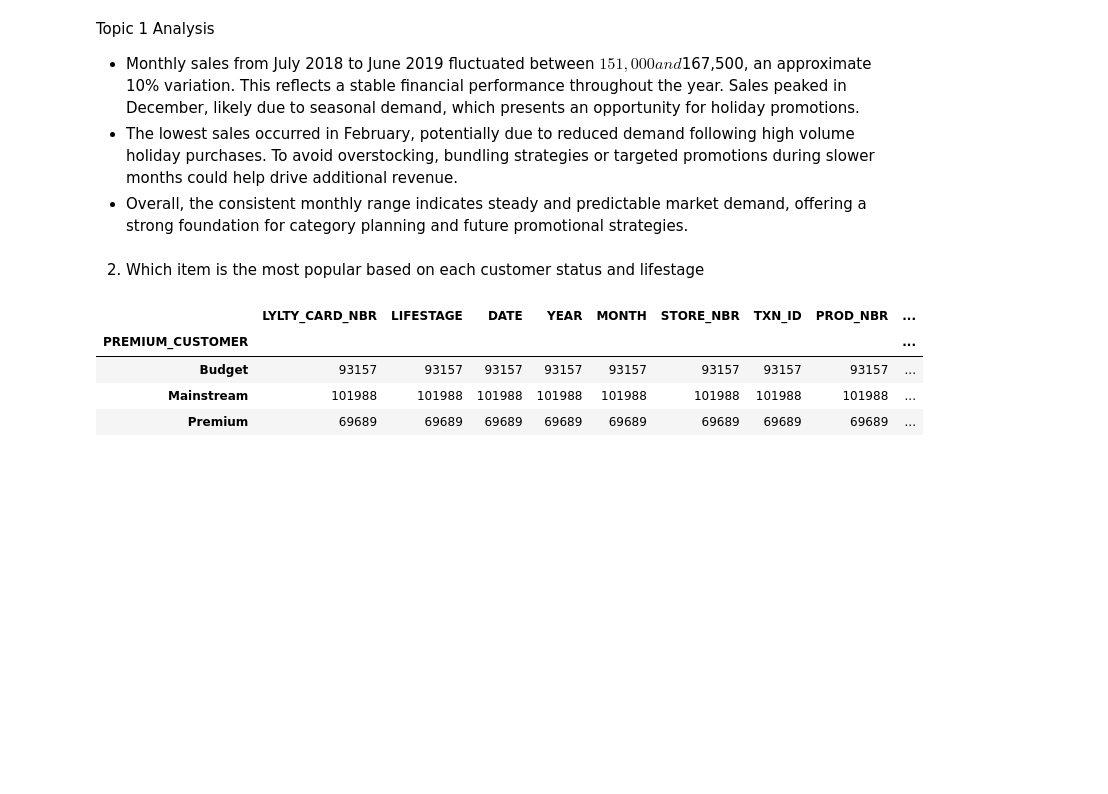
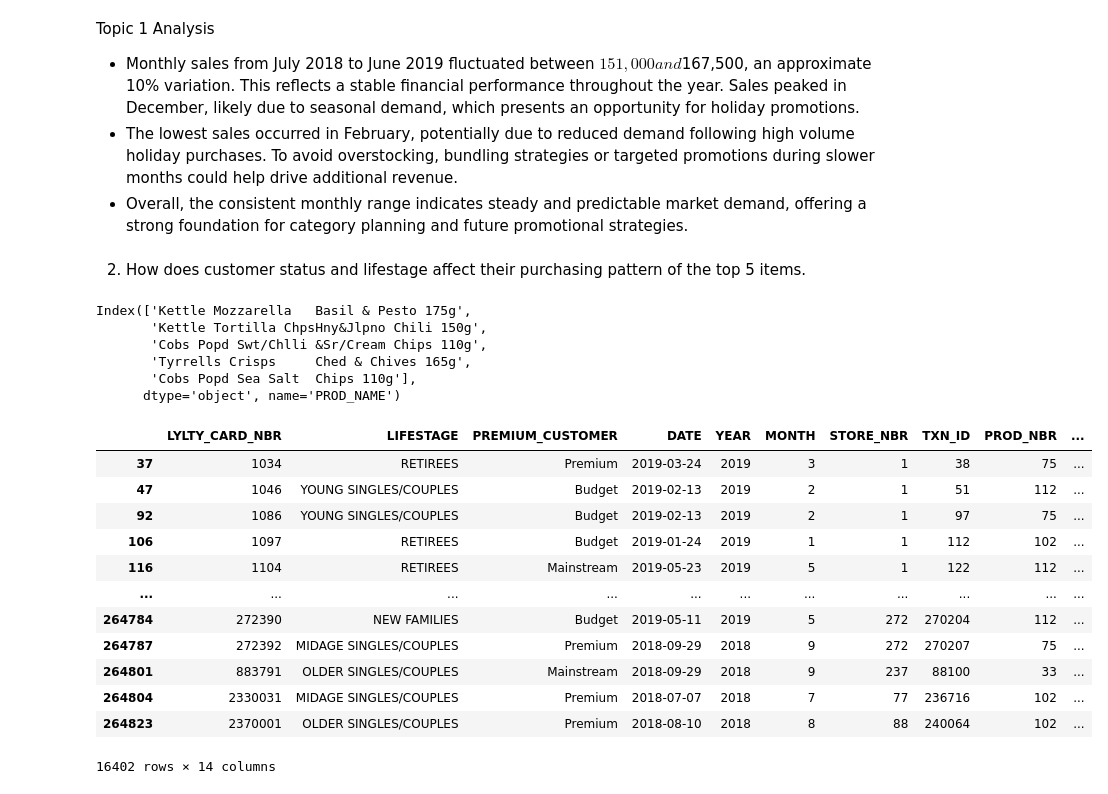
Before and after one commit to schao021/Quantium-Data-Analytics, a Jupyter notebook: main.ipynb, the cells around one changed output. Saved outputs shown, nothing was run; the diff lists cells and outputs as text; code cells hidden in the pictures; blank space fills up the shorter version.

```diff
--- a/main.ipynb
+++ b/main.ipynb
@@ -251,12 +251,33 @@ Topic 1 Analysis
 * The lowest sales occurred in February, potentially due to reduced demand following high volume holiday purchases. To avoid overstocking, bundling strategies or targeted promotions during slower months could help drive additional revenue.
 * Overall, the consistent monthly range indicates steady and predictable market demand, offering a strong foundation for category planning and future promotional strategies.
 # %% [markdown]
-2. Which item is the most popular based on each customer status and lifestage
+2. How does customer status and lifestage affect their purchasing pattern of the top 5 items.
 # %%
-customer_transaction_merged.groupby(["PREMIUM_CUSTOMER"]).count()
+top_5_items = (
+    customer_transaction_merged['PROD_NAME'].value_counts().head(5).index
+    )
+top_5_items
 # %% [output]
-|  | LYLTY_CARD_NBR | LIFESTAGE | DATE | YEAR | MONTH | STORE_NBR | TXN_ID | PROD_NBR | ... |
-| PREMIUM_CUSTOMER |  |  |  |  |  |  |  |  | ... |
-| Budget | 93157 | 93157 | 93157 | 93157 | 93157 | 93157 | 93157 | 93157 | ... |
-| Mainstream | 101988 | 101988 | 101988 | 101988 | 101988 | 101988 | 101988 | 101988 | ... |
-| Premium | 69689 | 69689 | 69689 | 69689 | 69689 | 69689 | 69689 | 69689 | ... |
+Index(['Kettle Mozzarella   Basil & Pesto 175g',
+       'Kettle Tortilla ChpsHny&Jlpno Chili 150g',
+       'Cobs Popd Swt/Chlli &Sr/Cream Chips 110g',
+       'Tyrrells Crisps     Ched & Chives 165g',
+       'Cobs Popd Sea Salt  Chips 110g'],
+      dtype='object', name='PROD_NAME')
+# %%
+top_5_df = customer_transaction_merged[customer_transaction_merged["PROD_NAME"].isin(top_5_items)]
+top_5_df
+# %% [output]
+|  | LYLTY_CARD_NBR | LIFESTAGE | PREMIUM_CUSTOMER | DATE | YEAR | MONTH | STORE_NBR | TXN_ID | PROD_NBR | ... |
+| 37 | 1034 | RETIREES | Premium | 2019-03-24 | 2019 | 3 | 1 | 38 | 75 | ... |
+| 47 | 1046 | YOUNG SINGLES/COUPLES | Budget | 2019-02-13 | 2019 | 2 | 1 | 51 | 112 | ... |
+| 92 | 1086 | YOUNG SINGLES/COUPLES | Budget | 2019-02-13 | 2019 | 2 | 1 | 97 | 75 | ... |
+| 106 | 1097 | RETIREES | Budget | 2019-01-24 | 2019 | 1 | 1 | 112 | 102 | ... |
+| 116 | 1104 | RETIREES | Mainstream | 2019-05-23 | 2019 | 5 | 1 | 122 | 112 | ... |
+| ... | ... | ... | ... | ... | ... | ... | ... | ... | ... | ... |
+| 264784 | 272390 | NEW FAMILIES | Budget | 2019-05-11 | 2019 | 5 | 272 | 270204 | 112 | ... |
+| 264787 | 272392 | MIDAGE SINGLES/COUPLES | Premium | 2018-09-29 | 2018 | 9 | 272 | 270207 | 75 | ... |
+| 264801 | 883791 | OLDER SINGLES/COUPLES | Mainstream | 2018-09-29 | 2018 | 9 | 237 | 88100 | 33 | ... |
+| 264804 | 2330031 | MIDAGE SINGLES/COUPLES | Premium | 2018-07-07 | 2018 | 7 | 77 | 236716 | 102 | ... |
+| 264823 | 2370001 | OLDER SINGLES/COUPLES | Premium | 2018-08-10 | 2018 | 8 | 88 | 240064 | 102 | ... |
+16402 rows × 14 columns
```
Also changed, not shown: parts of 5 cells of this notebook.
